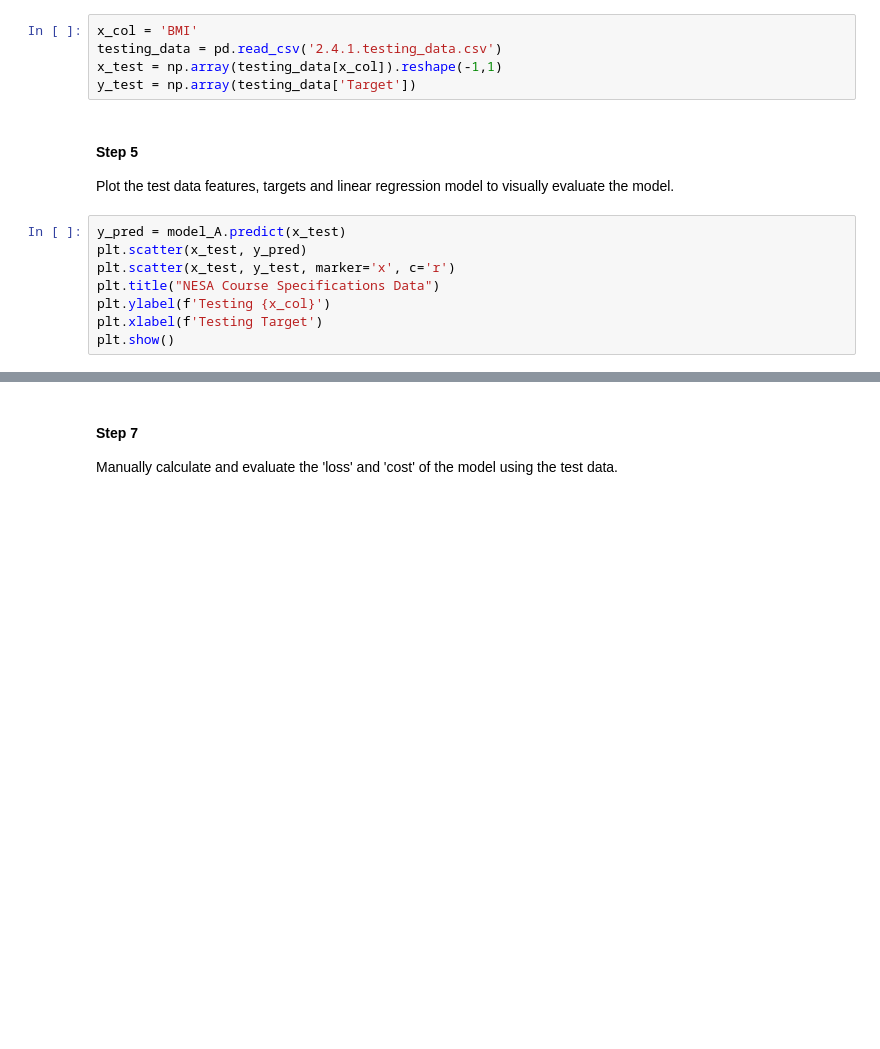
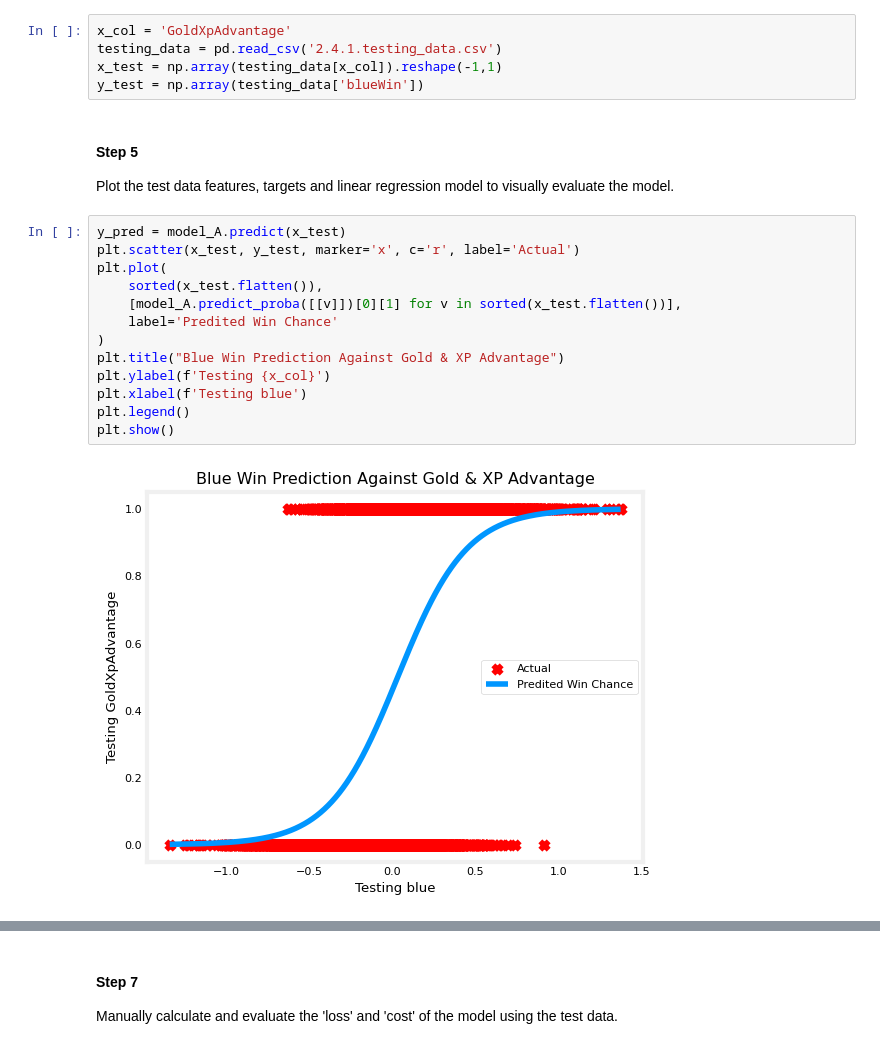
Before and after one commit to TempeHS/2026SE_MLOPSTask_Kelvin.A, a Jupyter notebook: 2.Model_Development/2.4.Model_Testing_and_Validation/2.4.1.Model_Evaluation.ipynb, the cells around one changed output, grey strips where cells are left out. Cells and saved outputs as stored; diff of their text form; blank space fills up the shorter version.

```diff
--- a/2.Model_Development/2.4.Model_Testing_and_Validation/2.4.1.Model_Evaluation.ipynb
+++ b/2.Model_Development/2.4.Model_Testing_and_Validation/2.4.1.Model_Evaluation.ipynb
@@ -38,19 +41,26 @@ model_B = pickle.load(open(filename, 'rb'))
 ####  Step 3
 Open and parse the test data CSV file and store the data as variable array data objects.
 # %%
-x_col = 'BMI'
+x_col = 'GoldXpAdvantage'
 testing_data = pd.read_csv('2.4.1.testing_data.csv')
 x_test = np.array(testing_data[x_col]).reshape(-1,1)
-y_test = np.array(testing_data['Target'])
+y_test = np.array(testing_data['blueWin'])
 # %% [markdown]
 #### Step 5
 
 Plot the test data features, targets and linear regression model to visually evaluate the model.
 # %%
 y_pred = model_A.predict(x_test)
-plt.scatter(x_test, y_pred)
-plt.scatter(x_test, y_test, marker='x', c='r')
-plt.title("NESA Course Specifications Data")
+plt.scatter(x_test, y_test, marker='x', c='r', label='Actual')
+plt.plot(
+    sorted(x_test.flatten()),
+    [model_A.predict_proba([[v]])[0][1] for v in sorted(x_test.flatten())],
+    label='Predited Win Chance'
+)
+plt.title("Blue Win Prediction Against Gold & XP Advantage")
 plt.ylabel(f'Testing {x_col}')
-plt.xlabel(f'Testing Target')
+plt.xlabel(f'Testing blue')
+plt.legend()
 plt.show()
+# %% [output]
+[figure, added]
```
Also changed, not shown: parts of 27 cells of this notebook, 9 other files.
